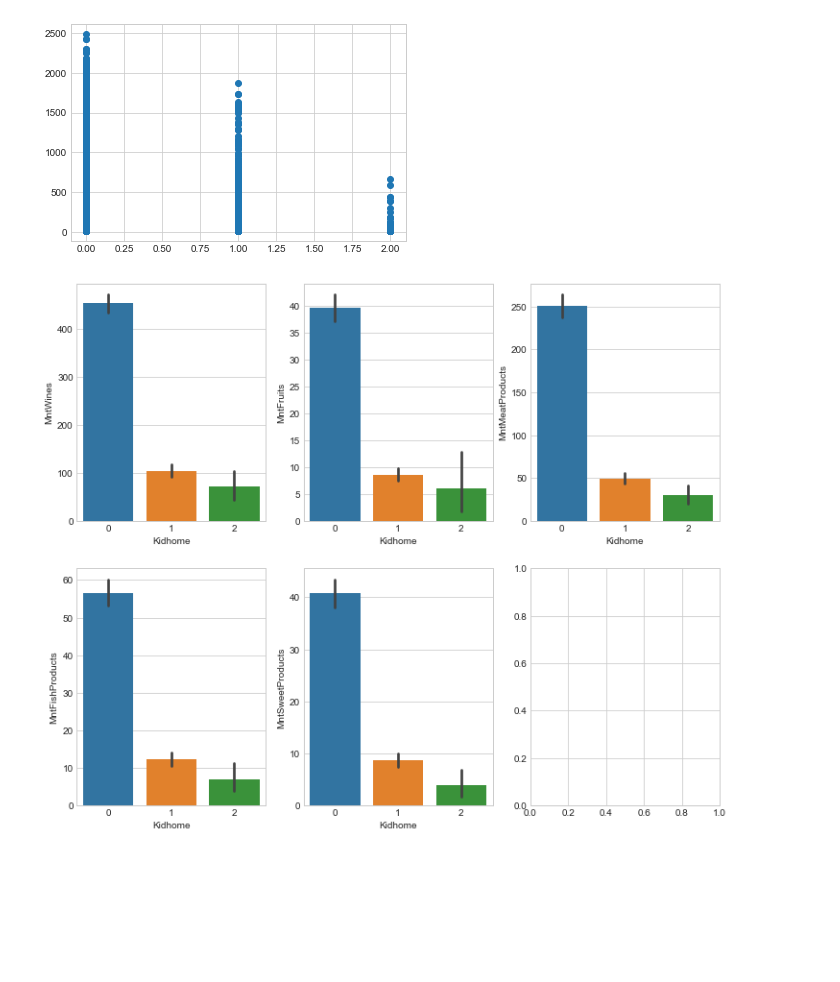
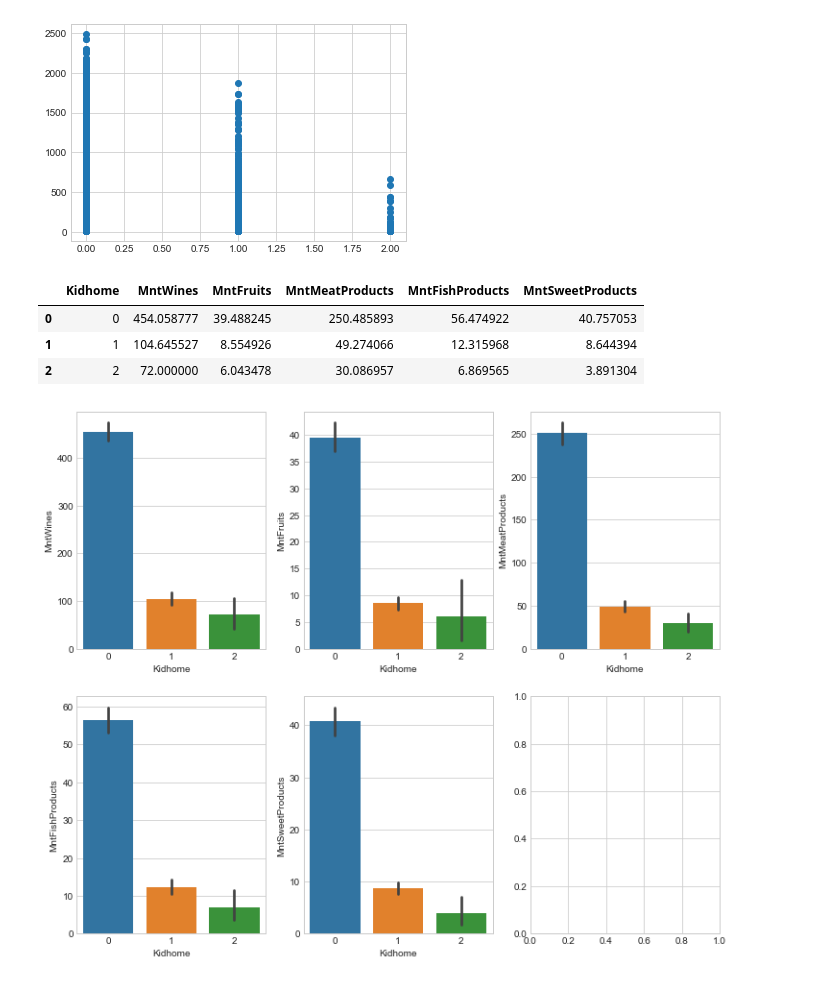
Before and after one commit to jose25050/proyectoFinalDataAnalytics, a Jupyter notebook: src/eda.ipynb, the cells around one changed output. Drawn from its saved outputs; the diff is of its cells as text; code cells hidden in the pictures; blank space fills up the shorter version.

```diff
--- a/src/eda.ipynb
+++ b/src/eda.ipynb
@@ -658,6 +656,17 @@ plt.scatter(x = data_final["Kidhome"], y = data_final["MntProducts"])
 # %% [output]
 <matplotlib.collections.PathCollection at 0x...>
 [figure]
+# %%
+data_final.groupby("Kidhome").agg( MntWines = ("MntWines","mean"),
+MntFruits = ('MntFruits',"mean"),
+MntMeatProducts= ('MntMeatProducts',"mean"),
+MntFishProducts = ('MntFishProducts',"mean"),
+MntSweetProducts = ('MntSweetProducts',"mean")).reset_index()
+# %% [output]
+|  | Kidhome | MntWines | MntFruits | MntMeatProducts | MntFishProducts | MntSweetProducts |
+| 0 | 0 | 454.058777 | 39.488245 | 250.485893 | 56.474922 | 40.757053 |
+| 1 | 1 | 104.645527 | 8.554926 | 49.274066 | 12.315968 | 8.644394 |
+| 2 | 2 | 72.000000 | 6.043478 | 30.086957 | 6.869565 | 3.891304 |
 # %%
 fig, axes = plt.subplots(nrows = 2, ncols = 3, figsize = (12,10))
 axes = axes.flat
```
Also changed, not shown: parts of 13 cells of this notebook.
